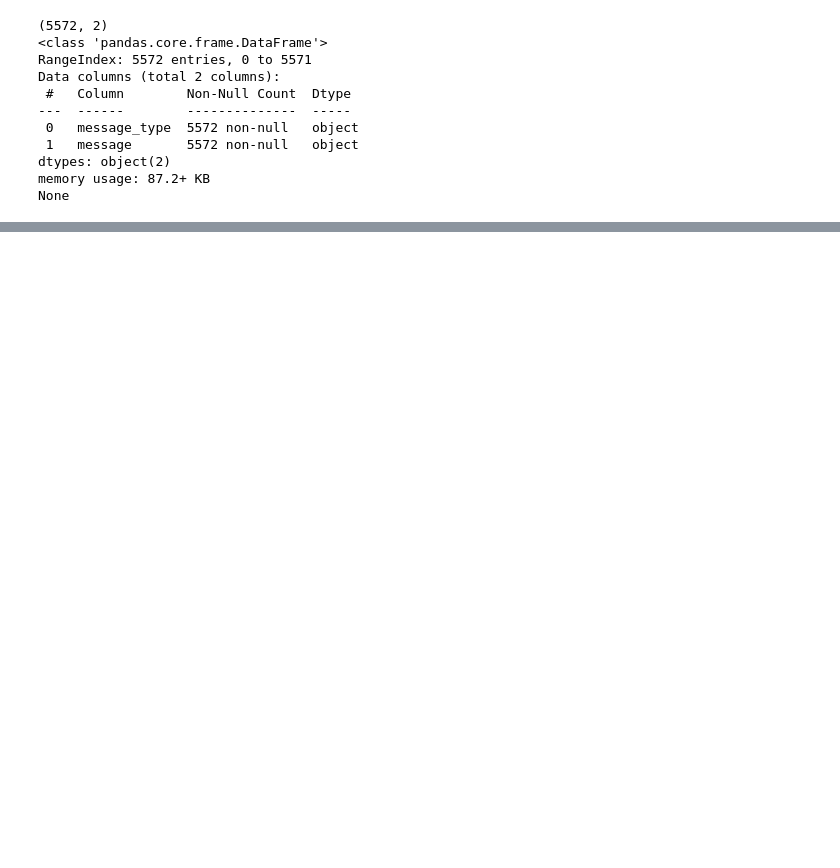
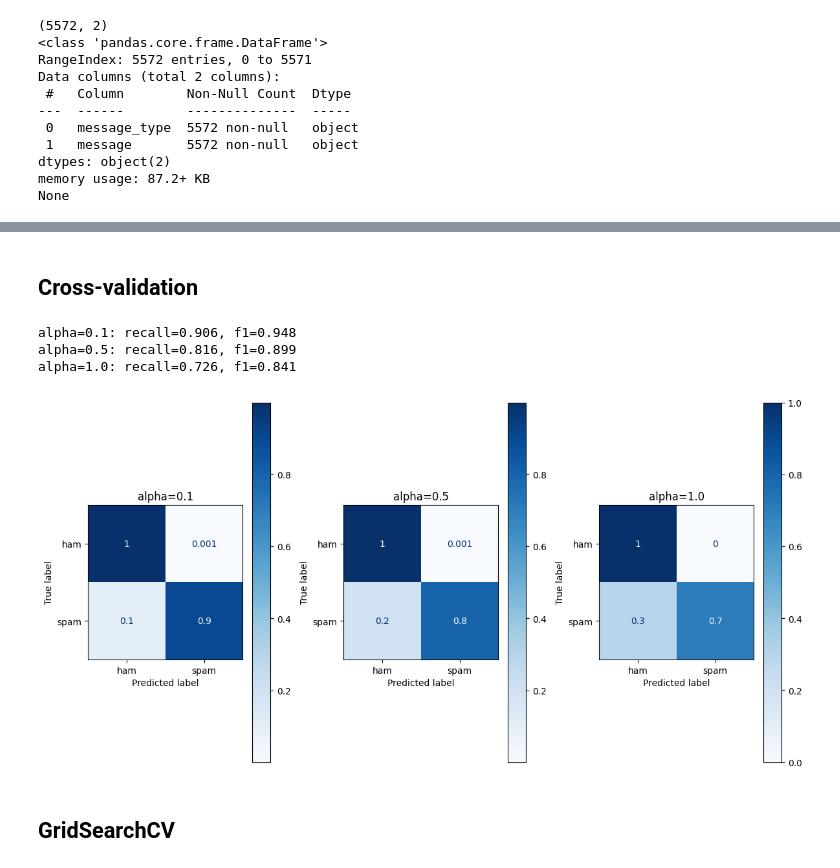
Before and after one commit to min-chipchip/spam-detection-app, a Jupyter notebook: notebooks/02_sklearn.ipynb, the cells around one changed output, grey strips where cells are left out. Cells and saved outputs as stored; diff of their text form; code cells hidden in the pictures; blank space fills up the shorter version.

```diff
--- a/notebooks/02_sklearn.ipynb
+++ b/notebooks/02_sklearn.ipynb
@@ -57,0 +93,54 @@ weighted avg       0.96      0.96      0.96      1115
+# %% [markdown]
+## Cross-validation
+# %%
+from sklearn.model_selection import StratifiedKFold, cross_validate
+from sklearn.metrics import make_scorer, precision_score, recall_score, f1_score
+import matplotlib.pyplot as plt
+
+scoring = {
+    "accuracy": "accuracy",
+    "spam_precision": make_scorer(precision_score, pos_label = "spam"),
+    "spam_recall": make_scorer(recall_score, pos_label = "spam"),
+    "spam_f1": make_scorer(f1_score, pos_label = "spam")
+}
+cv = StratifiedKFold(
+    n_splits = 5, shuffle = True, random_state = 42
+)
+# %%
+fig, axes = plt.subplots(nrows = 1, ncols = 3, figsize = (12, 6))
+
+for id, alpha in enumerate([0.1, 0.5, 1.0]):
+    model.set_params(classifier__alpha = alpha)
+    scores = cross_validate(
+        model,
+        X_train,
+        y_train,
+        cv = cv,
+        scoring = scoring,
+        return_train_score = False,
+    )
+
+    print(
+        f"alpha={alpha}: "
+        f"recall={scores['test_spam_recall'].mean():.3f}, "
+        f"f1={scores['test_spam_f1'].mean():.3f}"
+    )
+
+    model.fit(X_train, y_train)
+
+    axes[id] = ConfusionMatrixDisplay.from_estimator(
+        model, X_test, y_test,
+        display_labels = model.classes_, cmap = "Blues", normalize = "true",
+        ax = axes[id]
+    )
+    axes[id].ax_.set_title(f"alpha={alpha}")
+
+plt.tight_layout()
+plt.show()
+# %% [output]
+alpha=0.1: recall=0.906, f1=0.948
+alpha=0.5: recall=0.816, f1=0.899
+alpha=1.0: recall=0.726, f1=0.841
+[figure, added]
+# %% [markdown]
+## GridSearchCV
```
Also changed, not shown: parts of 10 cells of this notebook.
